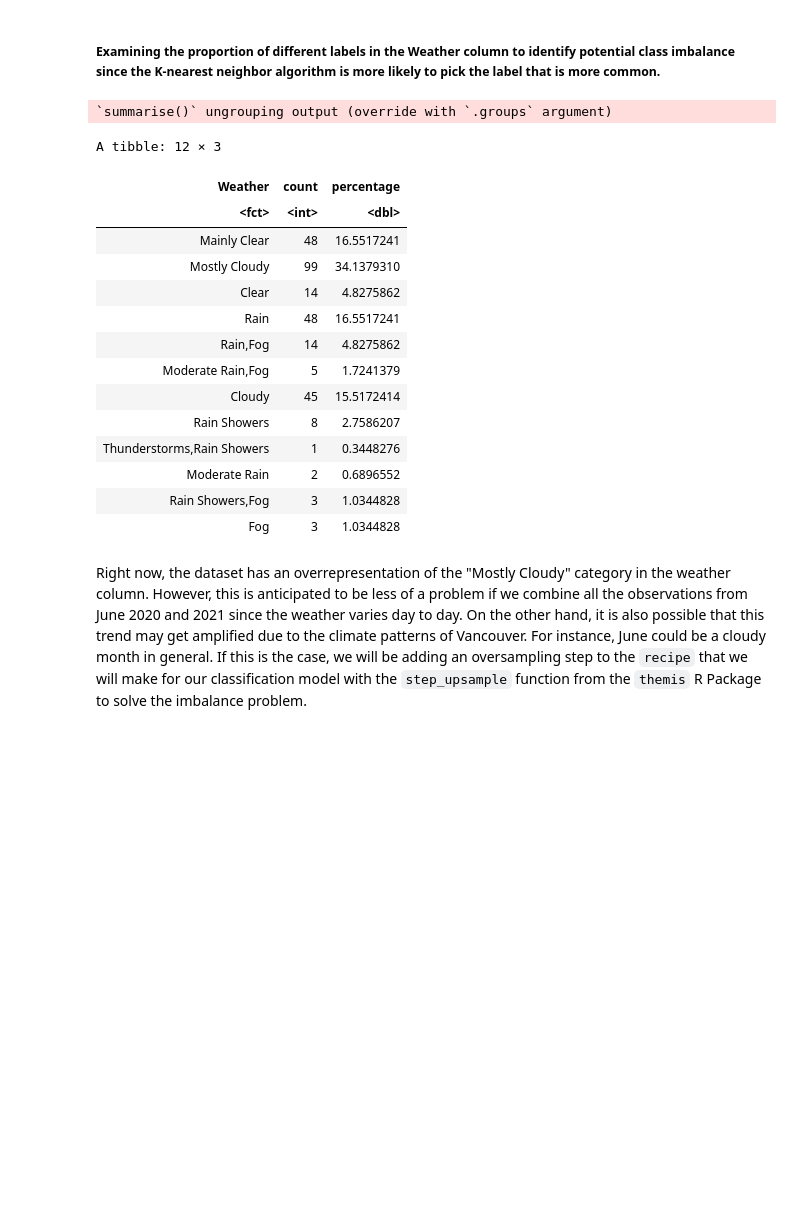
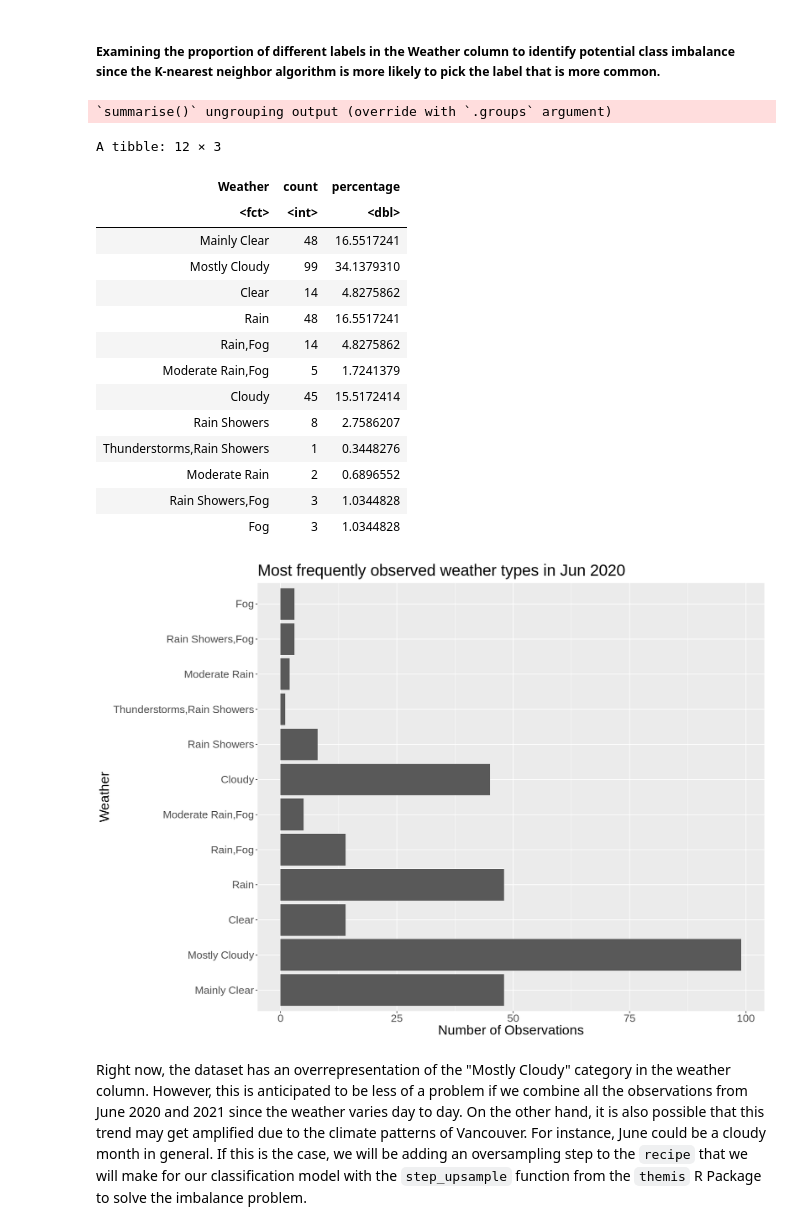
Before and after one commit to hyunseokjg/DSCI100-Group15-Project, a Jupyter notebook: DSCI100_Group_15_Proposal.ipynb, the cells around one changed output. Saved outputs shown, nothing was run; the diff lists cells and outputs as text; code cells hidden in the pictures; blank space fills up the shorter version.

Commit message:
Added a graph and copied google doc writings

```diff
--- a/DSCI100_Group_15_Proposal.ipynb
+++ b/DSCI100_Group_15_Proposal.ipynb
@@ -145,29 +144,42 @@ A tibble: 6 × 6
 | 18.0 | 53 | 13 | 32.2 | 102.12 | Clear |
 # %% [markdown]
 ##### Examining the proportion of different labels in the Weather column to identify potential class imbalance since the K-nearest neighbor algorithm is more likely to pick the label that is more common.
-# %%
-num_obs <- nrow(tidy_weather_training)
-tidy_weather_training %>%
-    group_by(Weather) %>%
-    summarize(count = n(),
-              percentage = n() / num_obs * 100)
-# %% [output]
-`summarise()` ungrouping output (override with `.groups` argument)
-A tibble: 12 × 3
-| Weather | count | percentage |
-| <fct> | <int> | <dbl> |
-| Mainly Clear | 48 | 16.5517241 |
-| Mostly Cloudy | 99 | 34.1379310 |
-| Clear | 14 | 4.8275862 |
-| Rain | 48 | 16.5517241 |
-| Rain,Fog | 14 | 4.8275862 |
-| Moderate Rain,Fog | 5 | 1.7241379 |
-| Cloudy | 45 | 15.5172414 |
-| Rain Showers | 8 | 2.7586207 |
-| Thunderstorms,Rain Showers | 1 | 0.3448276 |
-| Moderate Rain | 2 | 0.6896552 |
-| Rain Showers,Fog | 3 | 1.0344828 |
-| Fog | 3 | 1.0344828 |
+# %%
+num_obs <- nrow(tidy_weather_training)
+summary <-tidy_weather_training %>%
+    group_by(Weather) %>%
+    summarize(count = n(),
+              percentage = n() / num_obs * 100)
+summary
+
+library(repr)
+options(repr.plot.width = 14, repr.plot.height = 10)
+plot <- tidy_weather_training %>%
+    ggplot(aes(x = Weather)) +
+    geom_bar(stat= "count") +
+    labs(x = "Weather", y = "Number of Observations", title = "Most frequently observed weather types in June 2020" ) +
+    theme(text = element_text(size = 20)) +
+    coord_flip()
+
+plot
+# %% [output]
+`summarise()` ungrouping output (override with `.groups` argument)
+A tibble: 12 × 3
+| Weather | count | percentage |
+| <fct> | <int> | <dbl> |
+| Mainly Clear | 48 | 16.5517241 |
+| Mostly Cloudy | 99 | 34.1379310 |
+| Clear | 14 | 4.8275862 |
+| Rain | 48 | 16.5517241 |
+| Rain,Fog | 14 | 4.8275862 |
+| Moderate Rain,Fog | 5 | 1.7241379 |
+| Cloudy | 45 | 15.5172414 |
+| Rain Showers | 8 | 2.7586207 |
+| Thunderstorms,Rain Showers | 1 | 0.3448276 |
+| Moderate Rain | 2 | 0.6896552 |
+| Rain Showers,Fog | 3 | 1.0344828 |
+| Fog | 3 | 1.0344828 |
+[figure, added]
 # %% [markdown]
 Right now, the dataset has an overrepresentation of the "Mostly Cloudy" category in the weather column. However, this is anticipated to be less of a problem if we combine all the observations from June 2020 and 2021 since the weather varies day to day. On the other hand, it is also possible that this trend may get amplified due to the climate patterns of Vancouver. For instance, June could be a cloudy month in general. If this is the case, we will be adding an oversampling step to the `recipe` that we will make for our classification model with the `step_upsample` function from the `themis` R Package to solve the imbalance problem.
 # %% [markdown]
```
Also changed, not shown: parts of 3 cells of this notebook.
